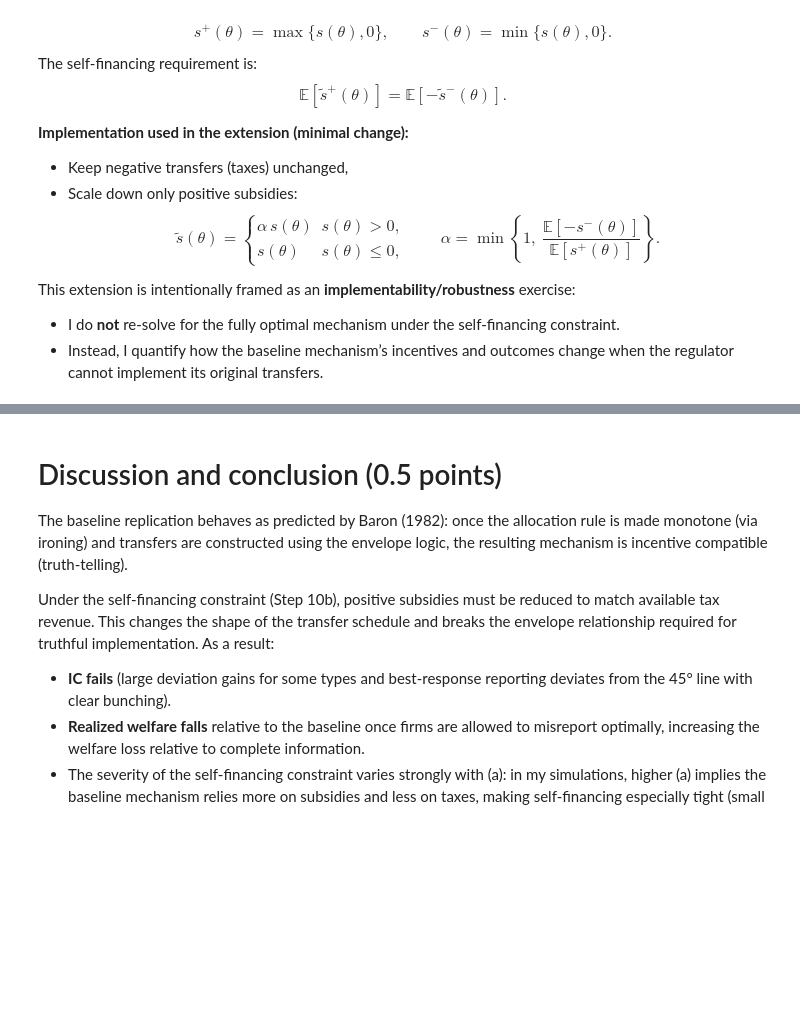
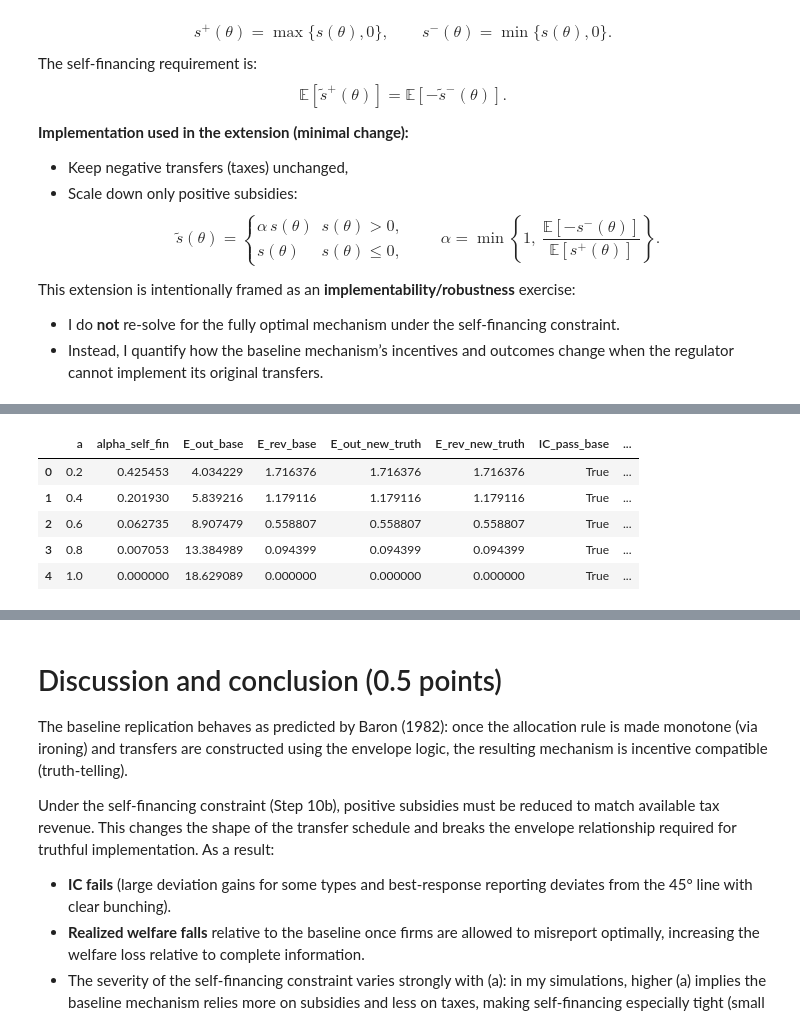
Before and after one commit to Julian-R02/Python-Assignment-, a Jupyter notebook: Final.ipynb, the cells around one changed output, grey strips where cells are left out. Saved outputs shown, nothing was run; the diff lists cells and outputs as text; code cells hidden in the pictures; blank space fills up the shorter version.

```diff
--- a/Final.ipynb
+++ b/Final.ipynb
@@ -171,0 +308,19 @@ This extension is intentionally framed as an **implementability/robustness** exe
+# %%
+def solve_q_from_price(V_func, p, q_max, V_args=()):
+    r"""
+    LaTeX (raw):
+        q(p) = \arg\max_{q \in [0,q_{\max}]} \left[ V(q) - p q \right]
+    """
+    # Objective is negative surplus because we minimize
+    def obj(q):
+        return -(V_func(q, *V_args) - p * q)
+
+    # Use SciPy if available; else do a simple grid search fallback
+    if SCIPY_OK:
+        res = minimize_scalar(obj, bounds=(0.0, q_max), method="bounded")
+        return float(res.x)
+    else:
+        # coarse fallback grid (increase points if needed)
+        grid = np.linspace(0.0, q_max, 2000)
+        vals = -(V_func(grid, *V_args) - p * grid)
+        return float(grid[np.argmin(vals)])
@@ -171,0 +1820,29 @@ This extension is intentionally framed as an **implementability/robustness** exe
+# %%
+# -----------------------------
+# Step 10b: sweep over a and store a comparison table
+# -----------------------------
+a_list = [0.2, 0.4, 0.6, 0.8, 1.0]
+
+summaries = []
+for a_weight in a_list:
+    _, _, _, _, summary_sf = run_self_financing_extension(
+        theta_grid=theta_grid,
+        dist=dist,
+        a_weight=a_weight,
+        demand_kind=demand_kind,
+        demand_params=demand_params,
+        cost_params=cost_params,
+        q_max=a_lin,
+        n_phi=2001
+    )
+    summaries.append(summary_sf)
+
+summary_all = pd.concat(summaries, ignore_index=True).sort_values("a")
+summary_all
+# %% [output]
+|  | a | alpha_self_fin | E_out_base | E_rev_base | E_out_new_truth | E_rev_new_truth | IC_pass_base | ... |
+| 0 | 0.2 | 0.425453 | 4.034229 | 1.716376 | 1.716376 | 1.716376 | True | ... |
+| 1 | 0.4 | 0.201930 | 5.839216 | 1.179116 | 1.179116 | 1.179116 | True | ... |
+| 2 | 0.6 | 0.062735 | 8.907479 | 0.558807 | 0.558807 | 0.558807 | True | ... |
+| 3 | 0.8 | 0.007053 | 13.384989 | 0.094399 | 0.094399 | 0.094399 | True | ... |
+| 4 | 1.0 | 0.000000 | 18.629089 | 0.000000 | 0.000000 | 0.000000 | True | ... |
```
Also changed, not shown: parts of 30 cells of this notebook, 1 other file.
